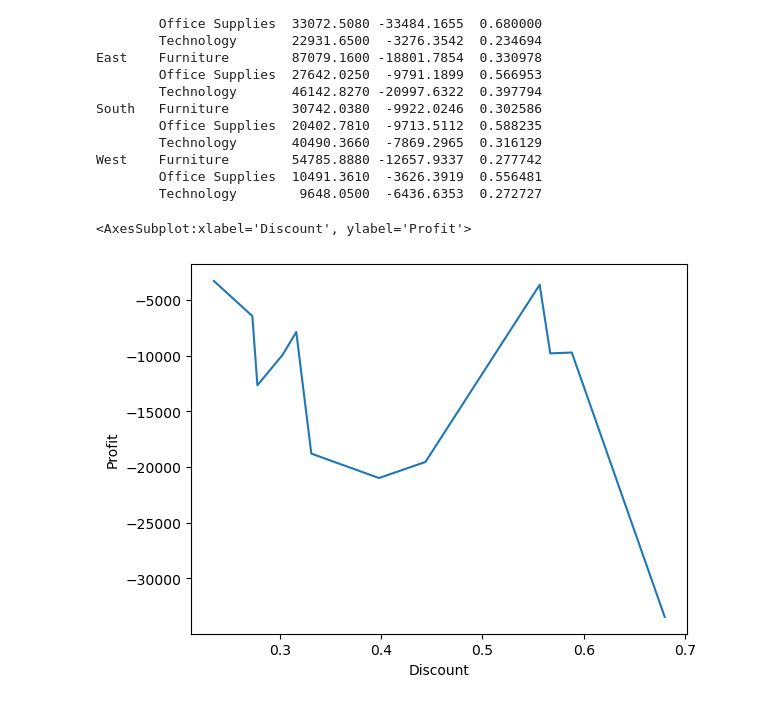
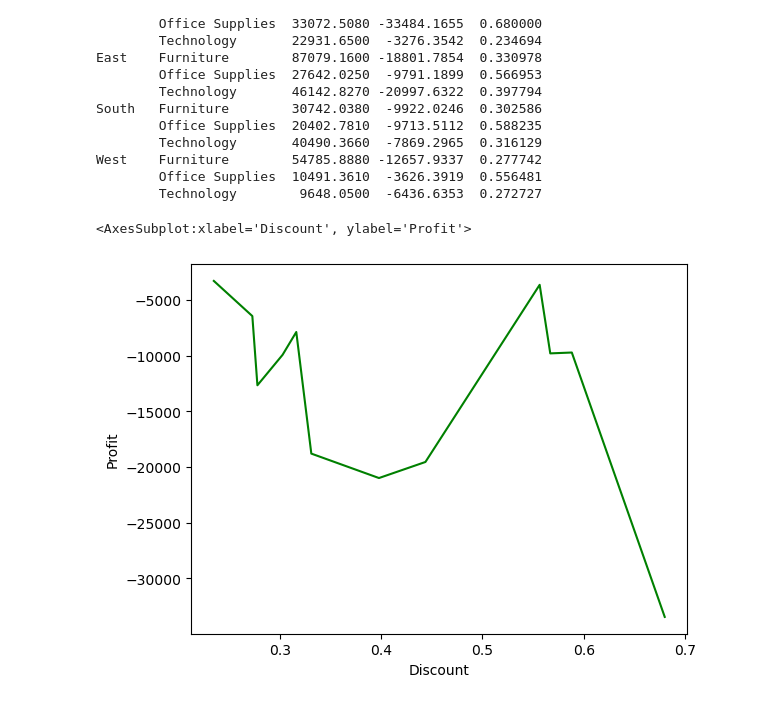
Before and after one commit to gokulrajar15/Data-visualization-python-library, a Jupyter notebook: Superstore project.ipynb, the cells around one changed output. Saved outputs shown, nothing was run; the diff lists cells and outputs as text; code cells hidden in the pictures.

```diff
--- a/Superstore project.ipynb
+++ b/Superstore project.ipynb
@@ -433,7 +417,7 @@ West    Furniture        54785.8880 -12657.9337  0.277742
         Office Supplies  10491.3610  -3626.3919  0.556481
         Technology        9648.0500  -6436.6353  0.272727
 # %%
-sns.lineplot(data = gdlrc, x = "Discount", y = 'Profit', ci = None)
+sns.lineplot(data = gdlrc, x = "Discount", y = 'Profit', color= "g", ci = None)
 # %% [output]
 <AxesSubplot:xlabel='Discount', ylabel='Profit'>
-[figure, old version]
+[figure, new version]
```
Also changed, not shown: parts of 21 cells of this notebook.
